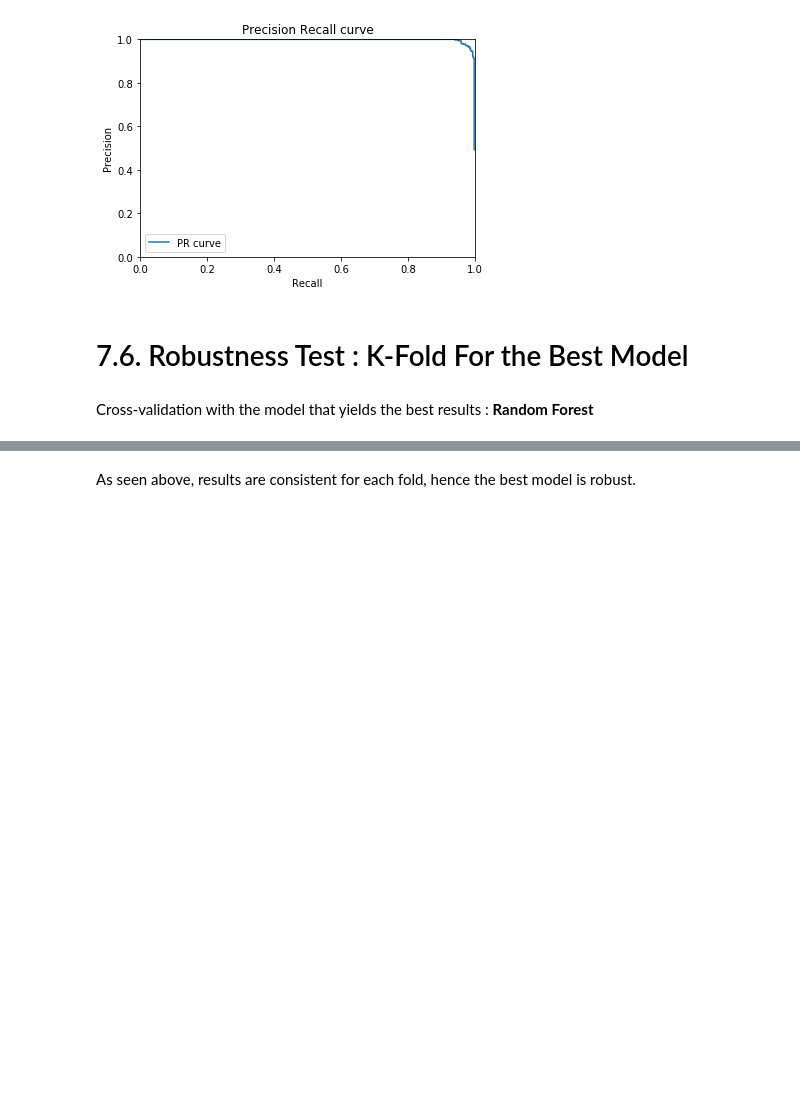
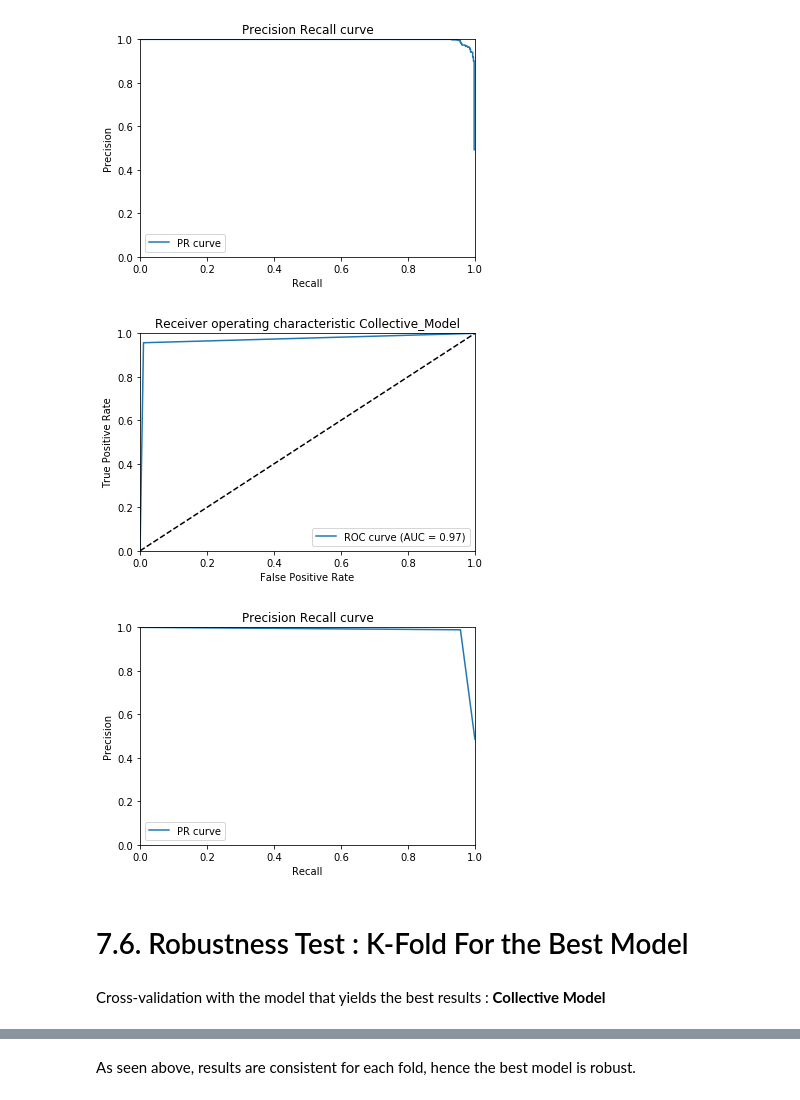
Before and after one commit to NatalyKoren/Data-Science-WorkShop, a Jupyter notebook: BotDetection.ipynb, the cells around one changed output, grey strips where cells are left out. Saved outputs shown, nothing was run; the diff lists cells and outputs as text; code cells hidden in the pictures; blank space fills up the shorter version.

```diff
--- a/BotDetection.ipynb
+++ b/BotDetection.ipynb
@@ -2041,10 +2049,17 @@ Evaluation_Results_Lib.Plot_Metrics(y_test,
 # %% [output]
 [figure]
 [figure]
+# %%
+Evaluation_Results_Lib.Plot_Metrics(y_test,
+                                    results_test['Collective_Model'],
+                                    'Collective_Model')
+# %% [output]
+[figure, added]
+[figure, added]
 # %% [markdown]
 # 7.6. Robustness Test : K-Fold For the Best Model
 # %% [markdown]
-Cross-validation with the model that yields the best results : **Random Forest**
+Cross-validation with the model that yields the best results : **Collective Model**
 # %%
 kfold = KFold(n_splits=10, shuffle = True)
 rfc = RandomForestRegressor(n_estimators=20, random_state=0)
```
Also changed, not shown: parts of 67 cells of this notebook.
